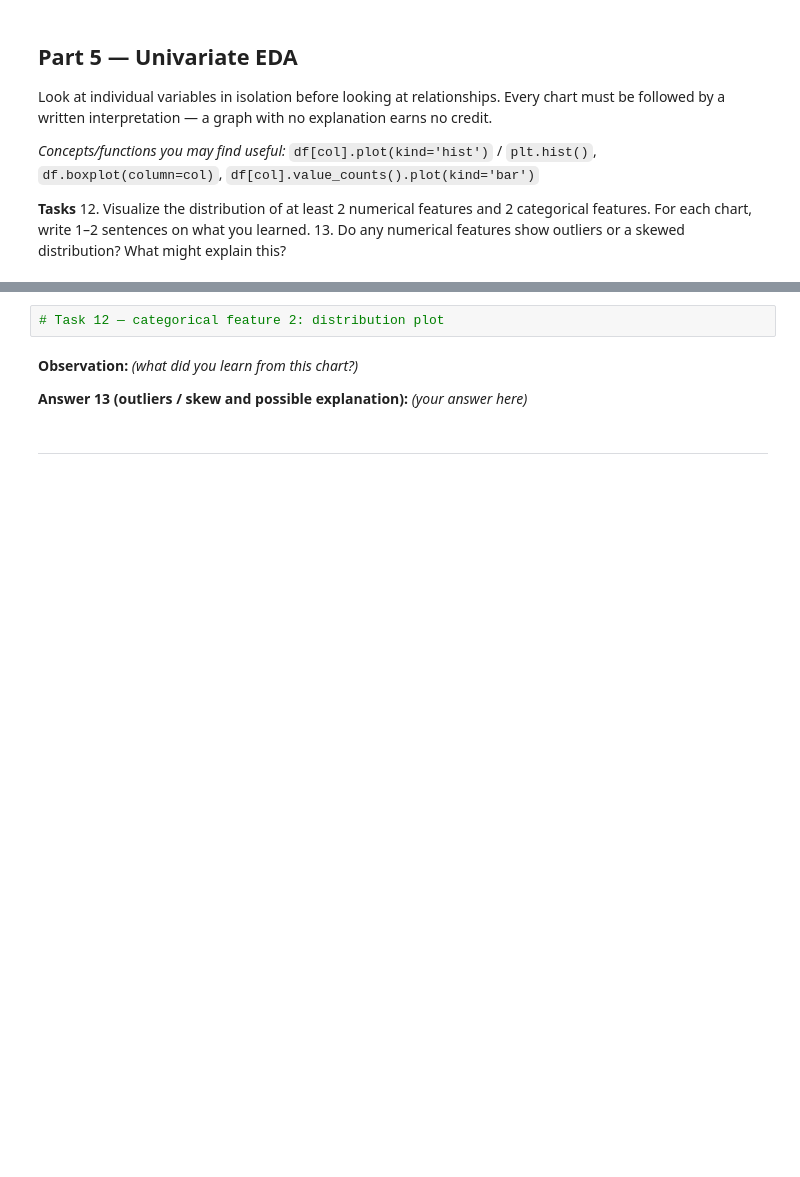
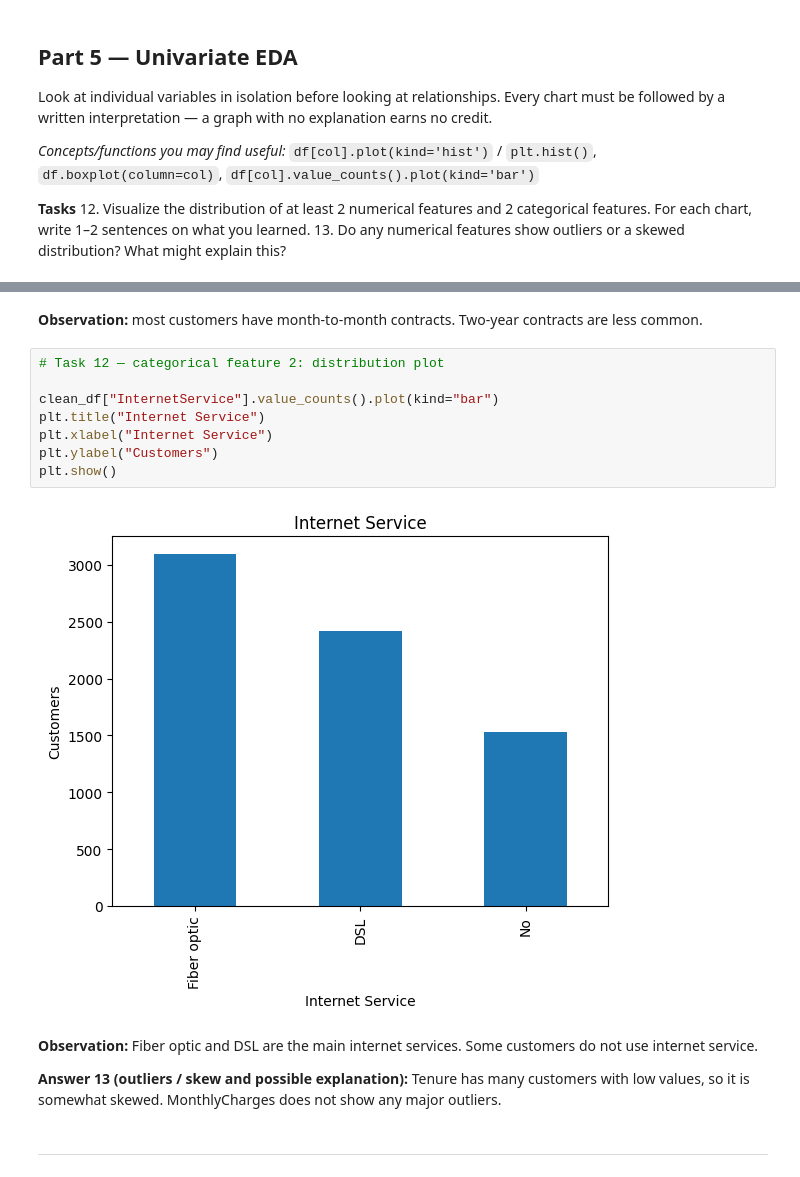
Before and after one commit to muhammadumarofficial/Python-ML_Practices, a Jupyter notebook: Lab2_Data_Cleaning_EDA_Template.ipynb, the cells around one changed output, grey strips where cells are left out. Saved outputs shown, nothing was run; the diff lists cells and outputs as text; blank space fills up the shorter version.

```diff
--- a/Lab2_Data_Cleaning_EDA_Template.ipynb
+++ b/Lab2_Data_Cleaning_EDA_Template.ipynb
@@ -267,10 +289,20 @@ Look at individual variables in isolation before looking at relationships. Every
+# %% [markdown]
+**Observation:** most customers have month-to-month contracts. Two-year contracts are less common.
 # %%
 # Task 12 — categorical feature 2: distribution plot
+
+clean_df["InternetService"].value_counts().plot(kind="bar")
+plt.title("Internet Service")
+plt.xlabel("Internet Service")
+plt.ylabel("Customers")
+plt.show()
+# %% [output]
+[figure, added]
-# %% [markdown]
-**Observation:** _(what did you learn from this chart?)_
-
-**Answer 13 (outliers / skew and possible explanation):**
-_(your answer here)_
+# %% [markdown]
+**Observation:** Fiber optic and DSL are the main internet services. Some customers do not use internet service.
+
+**Answer 13 (outliers / skew and possible explanation):**
+Tenure has many customers with low values, so it is somewhat skewed. MonthlyCharges does not show any major outliers.
 # %% [markdown]
 ---
 # %% [markdown]
```
Also changed, not shown: parts of 10 cells of this notebook.
